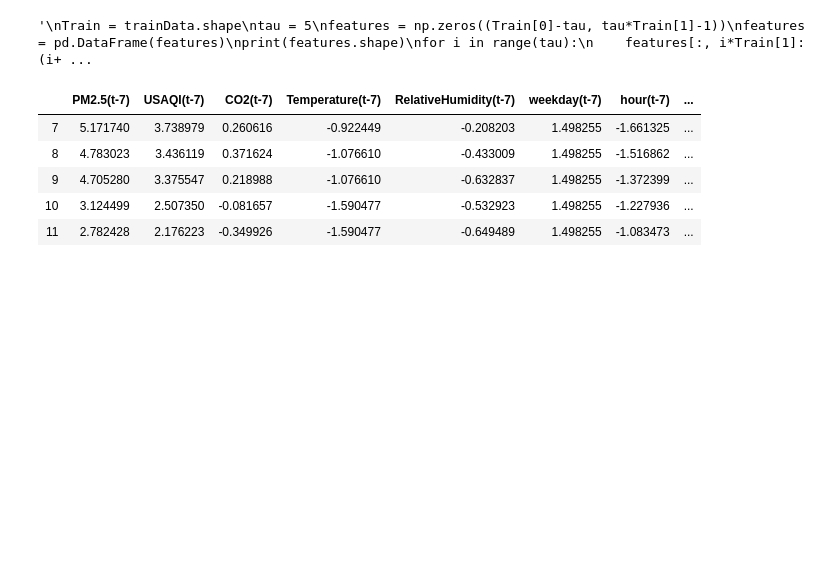
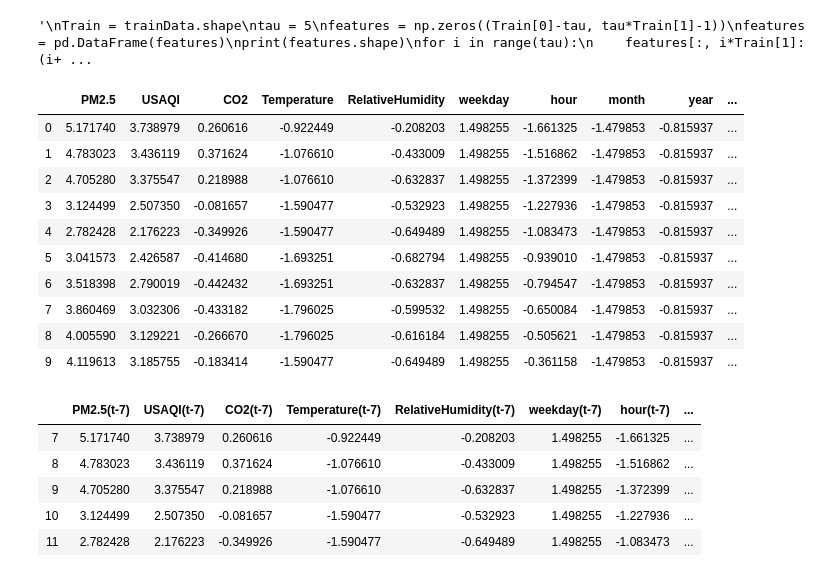
Before and after one commit to Rayyan98/airQualityDeepLearning, a Jupyter notebook: code/lstm2.ipynb, the cells around one changed output. Drawn from its saved outputs; the diff is of its cells as text; code cells hidden in the pictures; blank space fills up the shorter version.

```diff
--- a/code/lstm2.ipynb
+++ b/code/lstm2.ipynb
@@ -146,8 +146,21 @@ finalData.drop("datetime", axis = 1, inplace = True)
 # %%
 mean = finalData.mean()
 min = finalData.min()
 max = finalData.max()
 finalData = finalData.apply(lambda x: (x - np.mean(x)) / (np.std(x)))
+finalData.head(n = 10)
+# %% [output]
+|  | PM2.5 | USAQI | CO2 | Temperature | RelativeHumidity | weekday | hour | month | year | ... |
+| 0 | 5.171740 | 3.738979 | 0.260616 | -0.922449 | -0.208203 | 1.498255 | -1.661325 | -1.479853 | -0.815937 | ... |
+| 1 | 4.783023 | 3.436119 | 0.371624 | -1.076610 | -0.433009 | 1.498255 | -1.516862 | -1.479853 | -0.815937 | ... |
+| 2 | 4.705280 | 3.375547 | 0.218988 | -1.076610 | -0.632837 | 1.498255 | -1.372399 | -1.479853 | -0.815937 | ... |
+| 3 | 3.124499 | 2.507350 | -0.081657 | -1.590477 | -0.532923 | 1.498255 | -1.227936 | -1.479853 | -0.815937 | ... |
+| 4 | 2.782428 | 2.176223 | -0.349926 | -1.590477 | -0.649489 | 1.498255 | -1.083473 | -1.479853 | -0.815937 | ... |
+| 5 | 3.041573 | 2.426587 | -0.414680 | -1.693251 | -0.682794 | 1.498255 | -0.939010 | -1.479853 | -0.815937 | ... |
+| 6 | 3.518398 | 2.790019 | -0.442432 | -1.693251 | -0.632837 | 1.498255 | -0.794547 | -1.479853 | -0.815937 | ... |
+| 7 | 3.860469 | 3.032306 | -0.433182 | -1.796025 | -0.599532 | 1.498255 | -0.650084 | -1.479853 | -0.815937 | ... |
+| 8 | 4.005590 | 3.129221 | -0.266670 | -1.796025 | -0.616184 | 1.498255 | -0.505621 | -1.479853 | -0.815937 | ... |
+| 9 | 4.119613 | 3.185755 | -0.183414 | -1.590477 | -0.649489 | 1.498255 | -0.361158 | -1.479853 | -0.815937 | ... |
 # %%
 name = list(finalData.columns)
 cols, names = list(), list()
```
Also changed, not shown: parts of 5 cells of this notebook.
